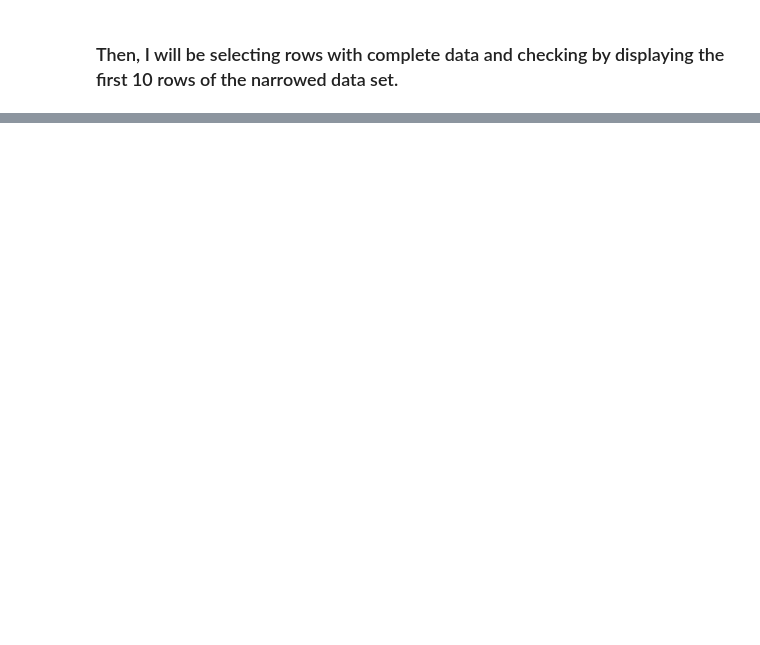
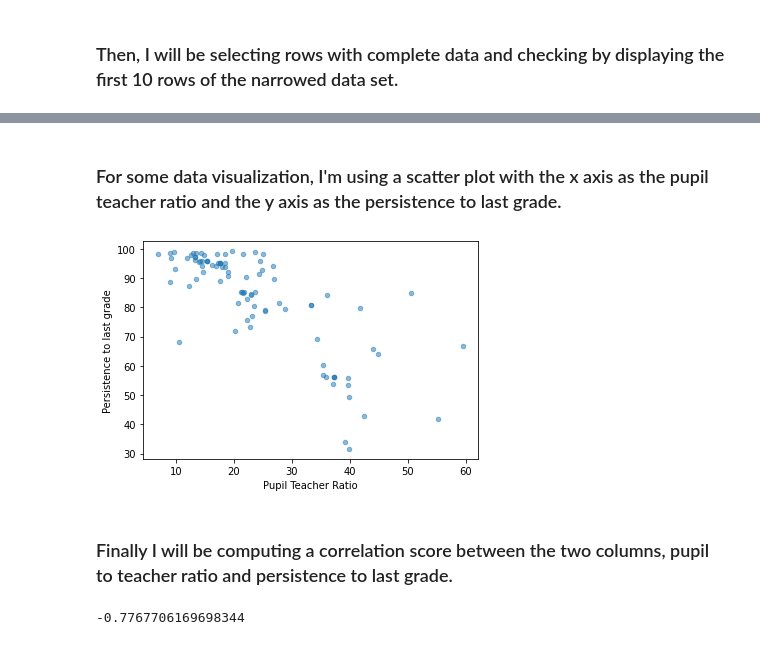
Before and after one commit to madeleinngo/comp110-21s-workspace, a Jupyter notebook: projects/pj02/analysis.ipynb, the cells around one changed output, grey strips where cells are left out. Saved outputs shown, nothing was run; the diff lists cells and outputs as text; code cells hidden in the pictures; blank space fills up the shorter version.

```diff
--- a/projects/pj02/analysis.ipynb
+++ b/projects/pj02/analysis.ipynb
@@ -3,8 +3,8 @@
 # %%
 import pandas as pd
 
-PUPIL_TEACHER_RATIO: float
-PERSISTENCE_TO_LAST_GRADE: float
+PUPIL_TEACHER_RATIO: str = "SE.PRM.ENRL.TC.ZS"
+PERSISTENCE_TO_LAST_GRADE: str = "SE.PRM.PRSL.ZS"
 # %% [markdown]
 ### First, I'll be reading in the data file
 # %%
@@ -30,6 +33,6 @@ worldbank.head(10)
 # %% [markdown]
 ### Next I will be selecting only certain columns I want to look at: Country, Pupil-Teacher Ratio in Primary School, and Persistence to Last Grade in Primary School. I will again select the first 10 rows to make sure this is correct.
 # %%
-country_ratio_persistence = worldbank[["Country", "SE.PRM.ENRL.TC.ZS", "SE.PRM.PRSL.ZS"]]
+country_ratio_persistence = worldbank[["Country", PUPIL_TEACHER_RATIO, PERSISTENCE_TO_LAST_GRADE]]
 country_ratio_persistence.head(10)
 # %% [output]
@@ -54,0 +42,3 @@ KeyError: ('SE.PRM.ENRL.TC.ZS', 'SE.PRM.PRSL.ZS')
+# %%
+fixed_data = country_ratio_persistence[(worldbank[PUPIL_TEACHER_RATIO].notna()) & (worldbank[PERSISTENCE_TO_LAST_GRADE].notna())]
+fixed_data.shape
@@ -54,0 +79,2 @@ KeyError: ('SE.PRM.ENRL.TC.ZS', 'SE.PRM.PRSL.ZS')
+# %% [markdown]
+### For some data visualization, I'm using a scatter plot with the x axis as the pupil teacher ratio and the y axis as the persistence to last grade.
@@ -54,0 +83,15 @@ KeyError: ('SE.PRM.ENRL.TC.ZS', 'SE.PRM.PRSL.ZS')
+# %%
+fixed_data.plot.scatter(x = [PUPIL_TEACHER_RATIO], y = [PERSISTENCE_TO_LAST_GRADE], alpha = 0.5)
+plt.xlabel("Pupil Teacher Ratio")
+plt.ylabel("Persistence to Last Grade as Percentage")
+
+plt.show()
+# %% [output]
+[figure, added]
+# %% [markdown]
+### Finally I will be computing a correlation score between the two columns, pupil to teacher ratio and persistence to last grade.
+# %%
+correlation = fixed_data[PUPIL_TEACHER_RATIO].corr(fixed_data[PERSISTENCE_TO_LAST_GRADE], method = 'pearson', min_periods = None)
+print(correlation)
+# %% [output]
+-0.7767706169698344
```
Also changed, not shown: parts of 11 cells of this notebook.
